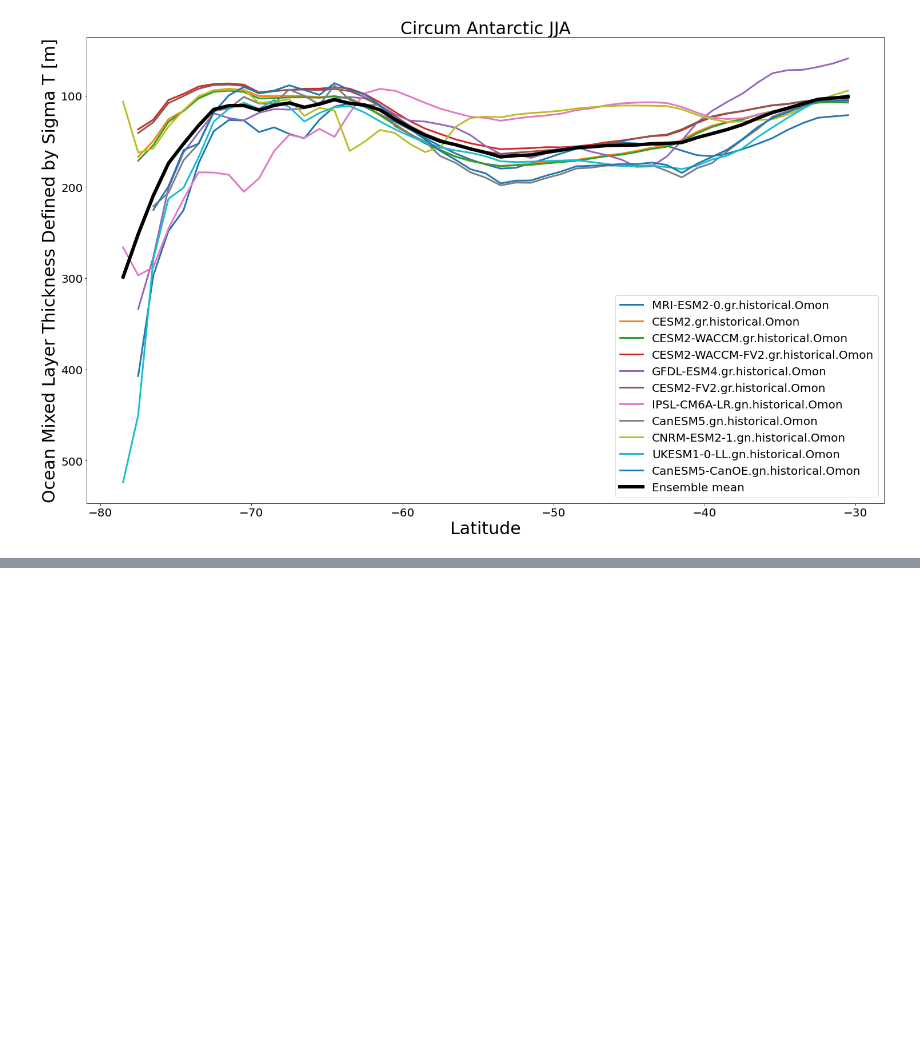
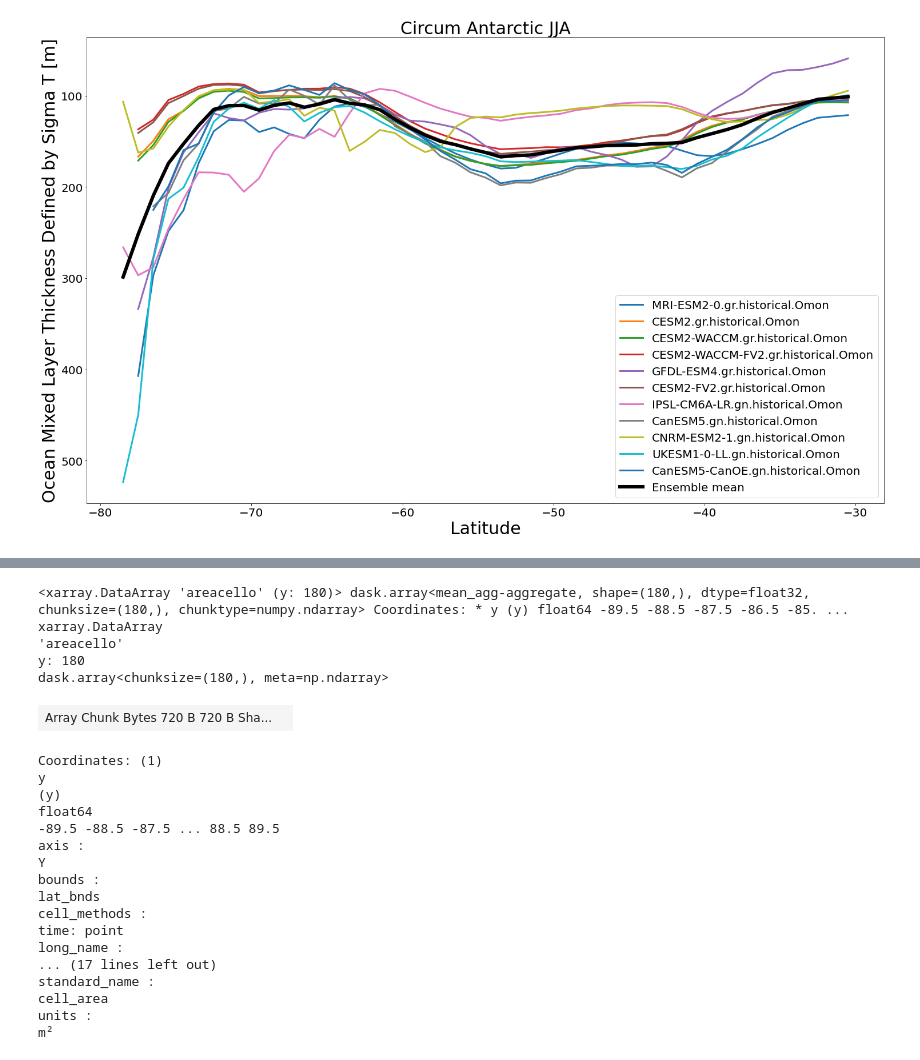
Before and after one commit to gmacgilchrist/seniorthesis, a Jupyter notebook: notebooks/mixedlayerdepth_mlotst.ipynb, the cells around one changed output, grey strips where cells are left out. Saved outputs shown, nothing was run; the diff lists cells and outputs as text; code cells hidden in the pictures; blank space fills up the shorter version.

```diff
--- a/notebooks/mixedlayerdepth_mlotst.ipynb
+++ b/notebooks/mixedlayerdepth_mlotst.ipynb
@@ -523,3 +553,43 @@ plt.plot(ds.y, sd)
 # %%
-plt.plot(ds.y, sd2)
+col = intake.open_esm_datastore("https://storage.googleapis.com/cmip6/pangeo-cmip6.json")
+
+def pick_first_member(ds_list, **kwargs):
+    return ds_list[0]
+
+variables = ['areacello']
+z_kwargs = {'consolidated': True, 'use_cftime': True}
+query = dict(experiment_id=['historical'],
+             table_id=['Ofx'],
+             variable_id=variables,
+             grid_label=['gr'],
+              source_id=['GFDL-ESM4']
+            )
+
+
+cat = col.search(**query)
+
+# print(cat.df['source_id'].unique())
+dd_gr = cat.to_dataset_dict(zarr_kwargs=z_kwargs, storage_options={'token': 'anon'},
+                                preprocess=combined_preprocessing, aggregate=False)
+
+# dd_gr = merge_variables(dd_gr)
+
+# temp={}
+# for name,item in dd_gr.items():
+#     #print(name)
+#     #print(item.data_vars)
+#     present = item.data_vars
+#     if all(i in present for i in variables):
+#         #print(name)
+#         temp[name]=item
+# dd_gr = temp
+# list(dd_new_gr.keys())
+
+dd_gr = combine_datasets(
+    dd_gr,
+    pick_first_member,
+    match_attrs=['source_id', 'grid_label', 'experiment_id', 'table_id']
+)
+list(dd_gr.keys())
+# dd_new_new_gr
 # %% [output]
@@ -527,0 +610,27 @@ plt.plot(ds.y, sd2)
+# %%
+A = dd_gr['GFDL-ESM4.gr.historical.Ofx'].mean([ 'x'],keep_attrs=True).areacello
+A
+# %% [output]
+<xarray.DataArray 'areacello' (y: 180)> dask.array<mean_agg-aggregate, shape=(180,), dtype=float32, chunksize=(180,), chunktype=numpy.ndarray> Coordinates: * y (y) float64 -89.5 -88.5 -87.5 -86.5 -85. ...
+xarray.DataArray
+'areacello'
+y: 180
+dask.array<chunksize=(180,), meta=np.ndarray>
+| Array Chunk Bytes 720 B 720 B Sha... |  |
+Coordinates: (1)
+y
+(y)
+float64
+-89.5 -88.5 -87.5 ... 88.5 89.5
+axis :
+Y
+bounds :
+lat_bnds
+cell_methods :
+time: point
+long_name :
+... (17 lines left out)
+standard_name :
+cell_area
+units :
+m²
```
Also changed, not shown: parts of 7 cells of this notebook.
